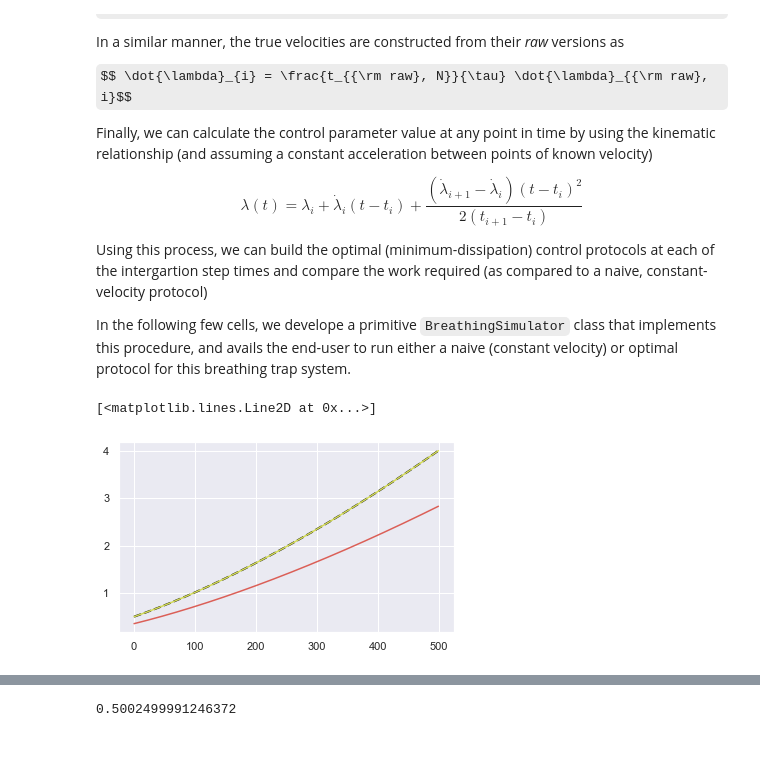
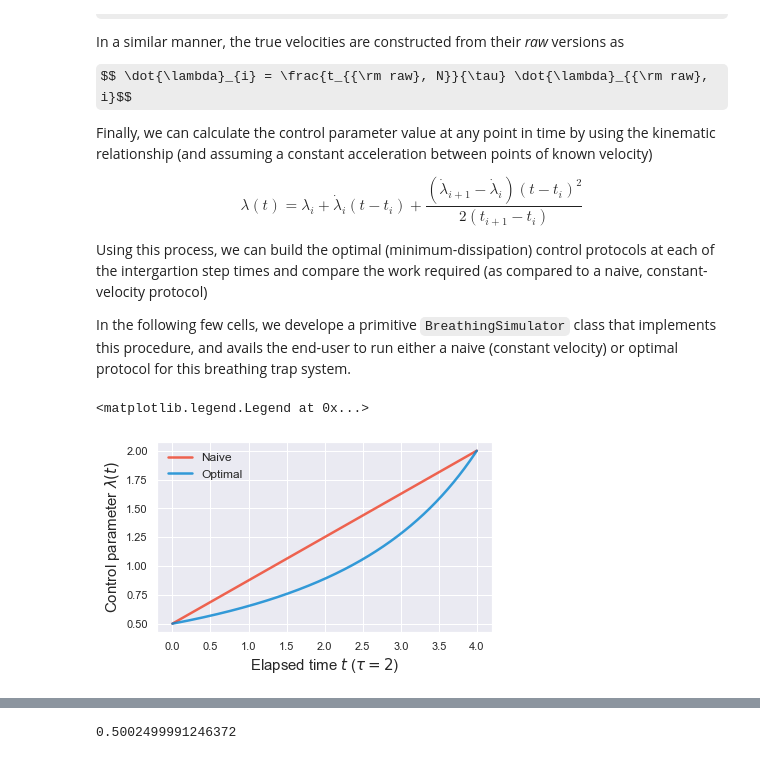
Before and after one commit to StevenJLarge/FokkerPlanck, a Jupyter notebook: notebooks/05-slarge-breathing-trap.ipynb, the cells around one changed output, grey strips where cells are left out. Saved outputs shown, nothing was run; the diff lists cells and outputs as text; code cells hidden in the pictures; some formulas as TeX source.

```diff
--- a/notebooks/05-slarge-breathing-trap.ipynb
+++ b/notebooks/05-slarge-breathing-trap.ipynb
@@ -403,34 +403,25 @@ class BreathingSimulator:
 
     def _get_real_times(self, raw_times: np.ndarray) -> np.ndarray:
         raw_tau = raw_times[-1]
-        return (self.tau / raw_tau) * raw_times
+        self.real_times = (self.tau / raw_tau) * raw_times
 
     def _get_real_velocities(self, raw_times: np.ndarray) -> np.ndarray:
         raw_tau = raw_times[-1]
-        return (raw_tau / tau) * self.raw_velocities
-        # return (tau / raw_tau) * self.raw_velocities
+        self.real_velocities (raw_tau / tau) * self.raw_velocities
 
     def build_optimal_protocol(self) -> np.ndarray:
         raw_times = self._get_raw_times()
-        real_times = self._get_real_times(raw_times)
-        real_velocities = self._get_real_velocities(raw_times)
+        self._get_real_times(raw_times)
+        self._get_real_velocities(raw_times)
 
-        velocity_interp = scipy.interpolate.interp1d(self.k_array, real_velocities, fill_value='extrapolate')
-
-        self.optimal_protocol = np.zeros_like(self.time_array)
-        self.optimal_protocol[0] = self.k_i
-        for i, time in enumerate(self.time_array[1:]):
-            self.optimal_protocol[i+1] = self.optimal_protocol[i] + velocity_interp(self.optimal_protocol[i]) * self.dt
-
-        self.raw_times = raw_times
-        self.real_times = real_times
-        self.real_velocities = real_velocities
-
-        return self.optimal_protocol, velocity_interp
+        # Now, we can generate the pairs of (time, k_value) from the pairs of real_times, k_array
+        # But we want a uniform set of times at which we know the k values, so we cna interpolate
+        time_interp = scipy.interpolate.interp1d(self.real_times, self.k_array, fill_value="extrapolate")
+        self.optimal_protocol = time_interp(self.time_array)
+        return self.optimal_protocol
 
     def build_naive_protocol(self):
-        n_steps = int(np.ceil(self.tau // self.dt))
-        self.naive_protocol = np.linspace(self.k_i, self.k_f, n_steps)
+        self.naive_protocol = np.linspace(self.k_i, self.k_f, len(self.time_array))
 
     def run_simulation(self, mode: Optional[str] = "naive"):
         if mode == "naive":
@@ -492,5 +483,5 @@ fpe = FPE_Integrator_1D(D, dt, dx, x_array, boundaryCond='hard-wall', output=Fal
 sim_naive = BreathingSimulator(fpe, 0.5, 2.0, 4.0)
 sim_opt = BreathingSimulator(fpe, 0.5, 2.0, 4.0)
 
-#res_naive = sim_naive.run_simulation(mode="naive")
-#res_opt = sim_opt.run_simulation(mode="optimal")
+res_naive = sim_naive.run_simulation(mode="naive")
+res_opt = sim_opt.run_simulation(mode="optimal")
@@ -499,13 +488,11 @@ res, v_int = sim_opt.build_optimal_protocol()
-# %%
-fig, ax = plt.subplots(1, 1, figsize=(6, 3.5))
-# ax.plot(sim_opt.raw_times)
-# ax.plot(sim_opt.real_times)
-
-ax.plot(sim_opt.raw_velocities)
-ax.plot(v_int(sim_opt.k_array), 'k--', linewidth=2.0)
-ax.plot(sim_opt.real_velocities)
-
-# ax.plot(sim_opt.time_array, sim_opt.optimal_protocol)
-# %% [output]
-[<matplotlib.lines.Line2D at 0x...>]
-[figure, removed]
+# %%
+# Now, we can plot a comparison between the optimal and naive control protocols for this range of motion
+fig, ax = plt.subplots(1, 1, figsize=(6, 3.5))
+ax.plot(sim_naive.time_array, sim_naive.naive_protocol, label="Naive", color=sns.xkcd_rgb["tomato"], linewidth=2.5, alpha=0.8)
+ax.plot(sim_opt.time_array, sim_opt.optimal_protocol, label="Optimal", color=sns.xkcd_rgb["cerulean"], linewidth=2.5, alpha=0.8)
+ax.set_xlabel(r"Elapsed time $t$ ($\tau = 2$)", fontsize=15)
+ax.set_ylabel(r"Control parameter $\lambda(t)$", fontsize=15)
+ax.legend(fontsize=12, frameon=False)
+# %% [output]
+<matplotlib.legend.Legend at 0x...>
+[figure, added]
```
Also changed, not shown: parts of 5 cells of this notebook.
